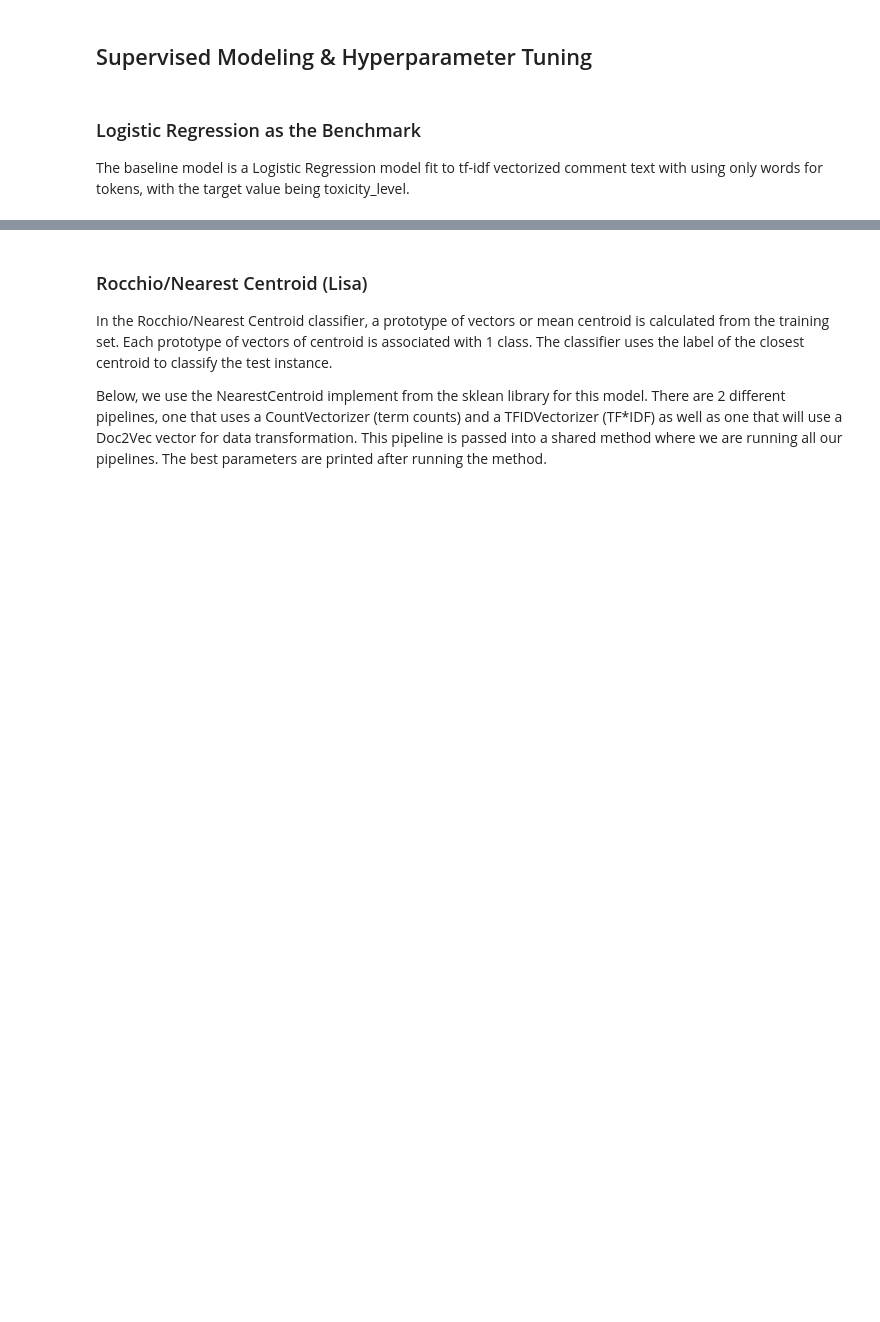
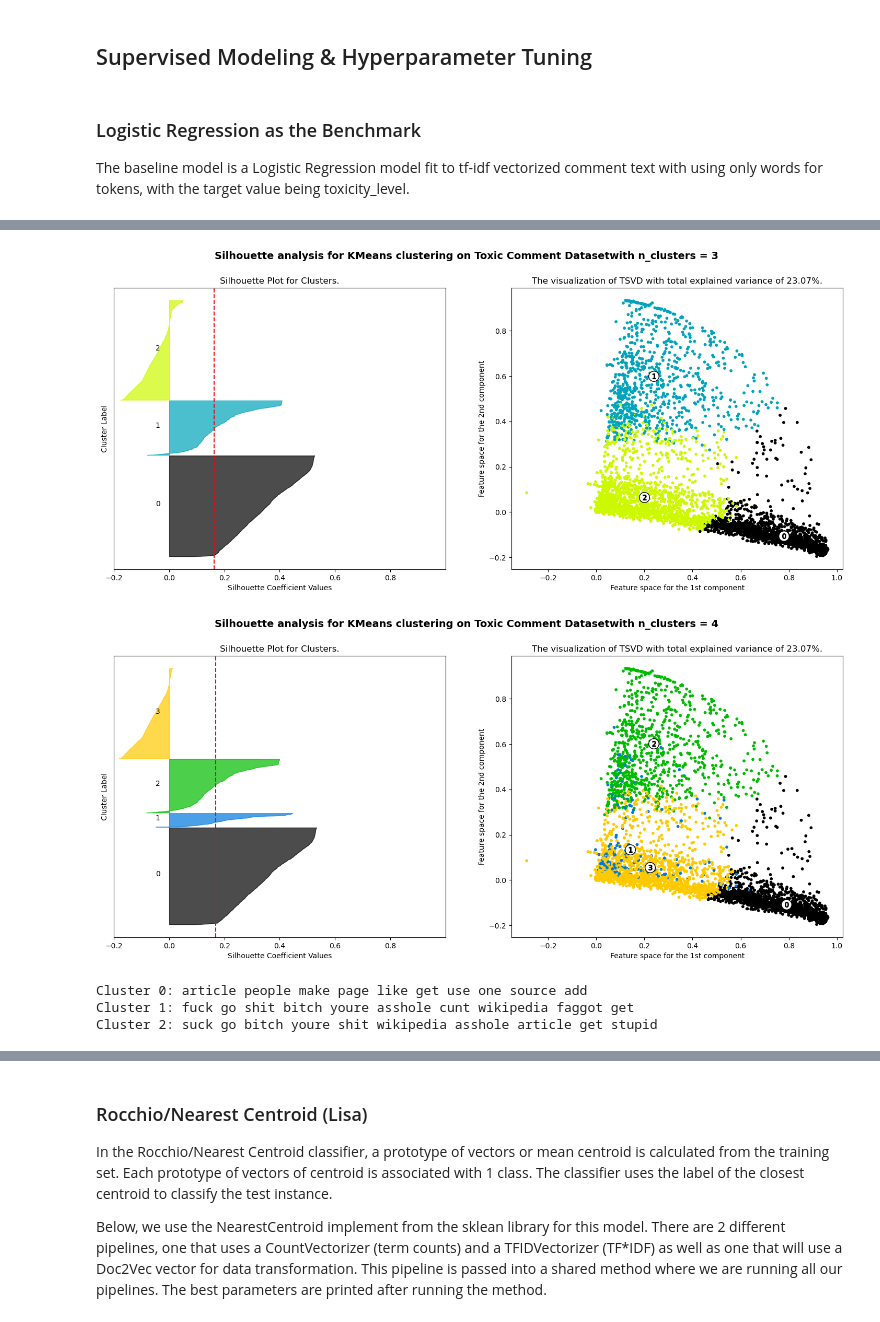
Before and after one commit to jjbocek/ToxicApp, a Jupyter notebook: Final_Project/Toxic_App_Main.ipynb, the cells around one changed output, grey strips where cells are left out. Saved outputs shown, nothing was run; the diff lists cells and outputs as text; code cells hidden in the pictures; blank space fills up the shorter version.

```diff
--- a/Final_Project/Toxic_App_Main.ipynb
+++ b/Final_Project/Toxic_App_Main.ipynb
@@ -259,5 +316,5 @@ plt.show()
 # %%
-def silhouette_analysis_with_pca(n_clusters,X):
+def silhouette_analysis_with_tsvd(n_clusters,X):
 
     # K-Mean Clustering
     kmean = KMeans(n_clusters = n_clusters, random_state=961)
@@ -329,8 +386,11 @@ def silhouette_analysis_with_pca(n_clusters,X):
                  fontsize=14, fontweight='bold')
 # %%
 for i, k in enumerate(range(3,5)): # Analyse k = (3,4)
-    silhouette_analysis_with_pca(n_clusters = k, X = XLSA)
+    silhouette_analysis_with_tsvd(n_clusters = k, X = XLSA)
     plt.show()
+# %% [output]
+[figure, added]
+[figure, added]
 # %%
 #go with k=3
 kmean3 = KMeans(n_clusters = 3, random_state=961)
@@ -346,8 +406,12 @@ true_k = unique_labels.shape[0]
 for i in range(true_k):
     print(f"Cluster {i}: ", end="")
     for ind in order_centroids[i, :10]:
-        print(f"{terms[ind]} ", end="")
+        print(f"{terms_train[ind]} ", end="")
     print()
+# %% [output]
+Cluster 0: article people make page like get use one source add
+Cluster 1: fuck go shit bitch youre asshole cunt wikipedia faggot get
+Cluster 2: suck go bitch youre shit wikipedia asshole article get stupid
 # %%
 from sklearn.metrics import confusion_matrix
 confuM= confusion_matrix(labels,kmean3.labels_)
```
Also changed, not shown: parts of 31 cells of this notebook.
